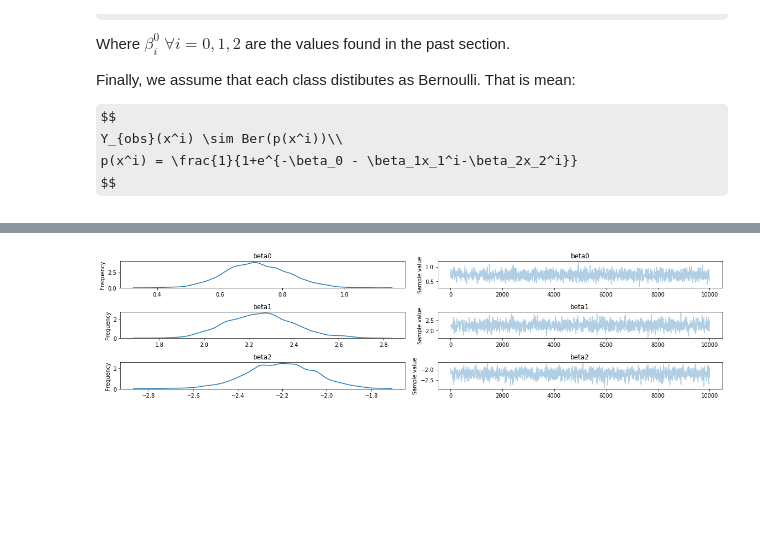
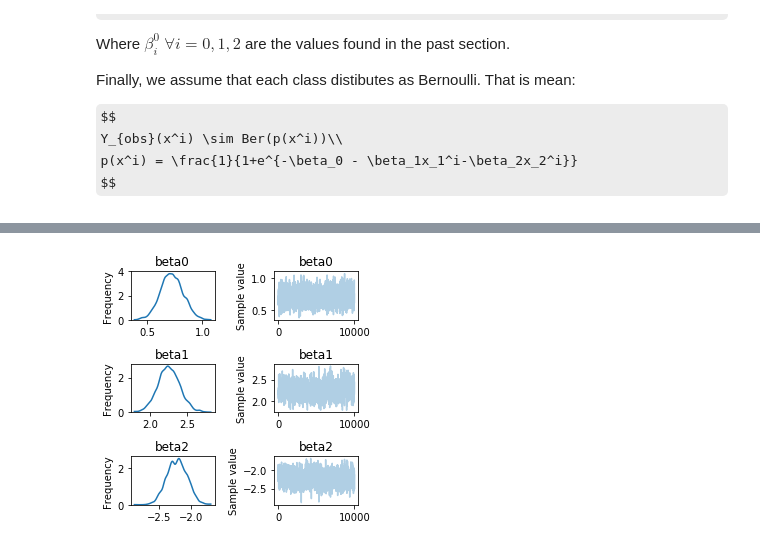
Before and after one commit to lerkoah/AprendizajeProbabilistico, a Jupyter notebook: Tarea1/p3.ipynb, the cells around one changed output, grey strips where cells are left out. Drawn from its saved outputs; the diff is of its cells as text; code cells hidden in the pictures; some formulas as TeX source; blank space fills up the shorter version.

```diff
--- a/Tarea1/p3.ipynb
+++ b/Tarea1/p3.ipynb
@@ -23,25 +23,3 @@ plt.grid()
 plt.show(fig)
 # %% [output]
 [figure]
-# %%
-# module imports
-from patsy import dmatrices
-import pandas as pd
-from sklearn.linear_model import LogisticRegression
-import statsmodels.discrete.discrete_model as sm
-
-# read in the data & create matrices
-X = pd.DataFrame({'intercept': np.ones(data.shape[1]), 'feature1': data[0,:], 'feature2': data[1,:]})
-y = pd.DataFrame({'target': data[2,:]})
-
-#print(X)
-
-# sklearn output
-model = LogisticRegression(fit_intercept = False)
-mdl = model.fit(X, y)
-model.coef_
-
-# sm
-logit = sm.Logit(y, X)
-beta = logit.fit().params
-print(beta)
@@ -159,9 +173,9 @@ basic_model = pm.Model()
 
 with basic_model:
     # Priors for unknown model parameters
-    beta0 = pm.Normal('beta0', mu=beta['intercept'], sd=10)
-    beta1 = pm.Normal('beta1', mu=beta['feature1'], sd=10)
-    beta2 = pm.Normal('beta2', mu=beta['feature2'], sd=10)
+    beta0 = pm.Normal('beta0', mu=beta['beta0'], sd=100)
+    beta1 = pm.Normal('beta1', mu=beta['beta1'], sd=100)
+    beta2 = pm.Normal('beta2', mu=beta['beta2'], sd=100)
 
     # Expected value of outcome
     p_sigmoid = sigmoid2D(data[0,:],data[1,:],beta0,beta1,beta2)
@@ -183,6 +191,7 @@ beta_2: -2.19648475497
 # %%
-print('beta_0: %s\nbeta_1: %s\nbeta_2: %s' % (beta['intercept'], beta['feature1'], beta['feature2']))
+print('beta_0: %s\nbeta_1: %s\nbeta_2: %s' % (beta['beta0'], beta['beta1'], beta['beta2']))
 print(trace)
-pm.traceplot(trace, figsize = (16,4));
+pm.traceplot(trace, figsize = (4,4));
+plt.savefig('Metropolis2.pdf', format = 'pdf', bbox_inches = 'tight')
 plt.show()
 # %% [output]
@@ -193 +202 @@ beta_2: -2.19648475497
-[figure, old version]
+[figure, new version]
```
Also changed, not shown: parts of 9 cells of this notebook, 26 other files.
